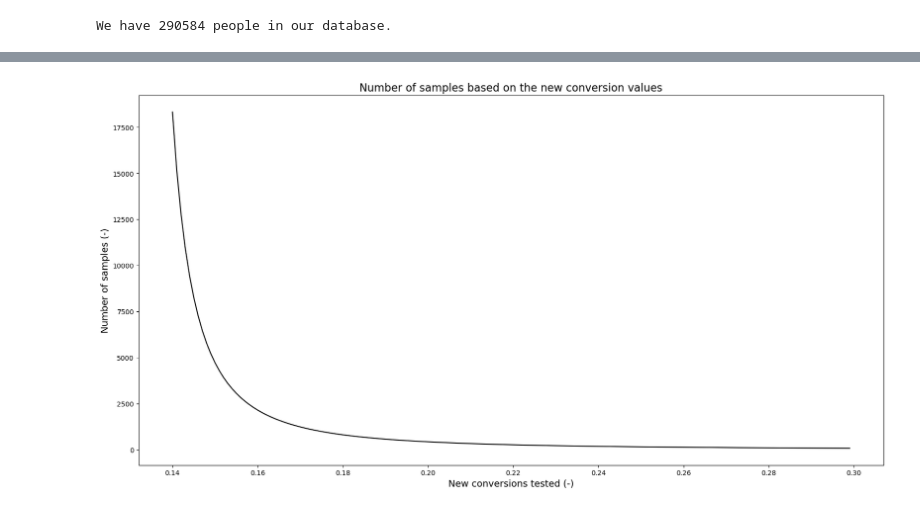
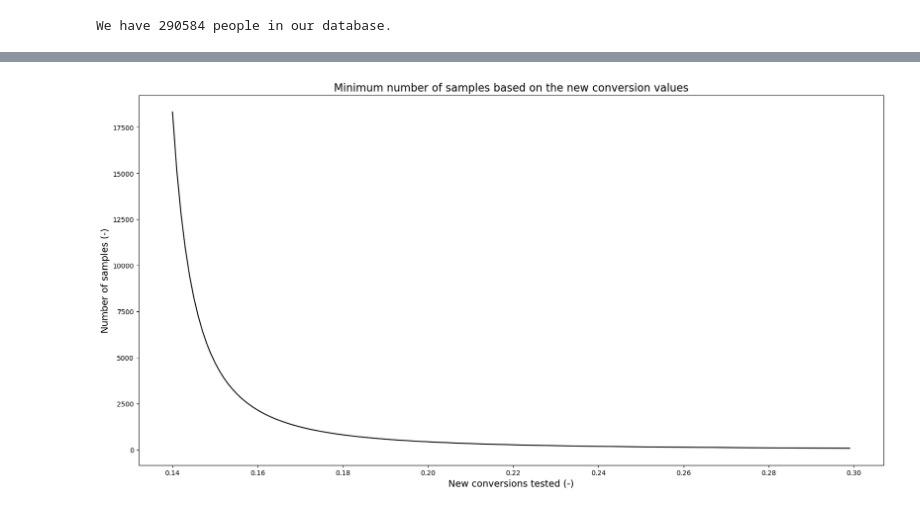
Before and after one commit to lucasquemelli/a-b_testing, a Jupyter notebook: ab_testing.ipynb, the cells around one changed output, grey strips where cells are left out. Saved outputs shown, nothing was run; the diff lists cells and outputs as text; code cells hidden in the pictures.

```diff
--- a/ab_testing.ipynb
+++ b/ab_testing.ipynb
@@ -423,8 +423,8 @@ for p2 in r:
 # %%
 plt.figure(figsize=(20,10))
 sns.lineplot(x=r, y=sample_n_list, color="black")
 plt.xlabel("New conversions tested (-)", fontsize=14)
 plt.ylabel("Number of samples (-)", fontsize=14)
-plt.title("Number of samples based on the new conversion values", fontsize=16);
+plt.title("Minimum number of samples based on the new conversion values", fontsize=16);
 # %% [output]
-[figure, old version]
+[figure, new version]
```
Also changed, not shown: parts of 20 cells of this notebook.
